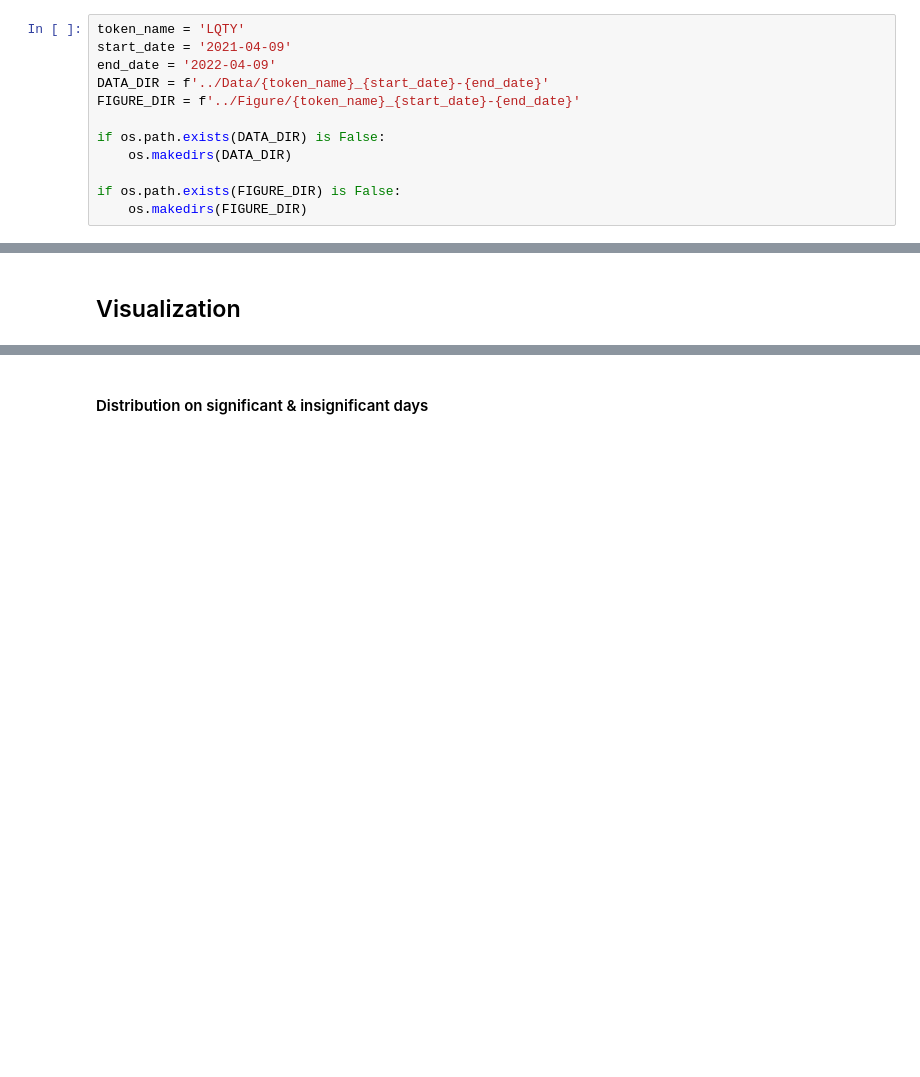
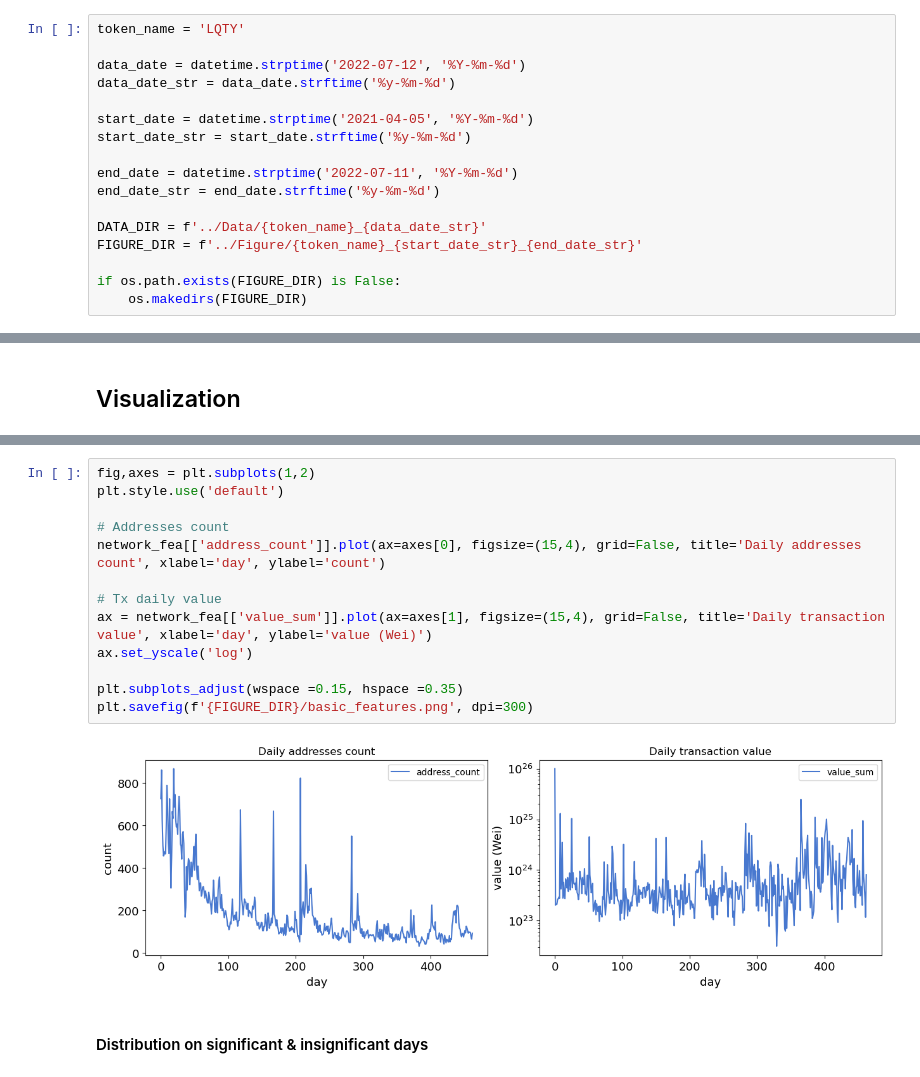
Before and after one commit to SciEcon/Blockchain-Network-Analysis, a Jupyter notebook: Main/02_Feature_Analysis.ipynb, the cells around one changed output, grey strips where cells are left out. Drawn from its saved outputs; the diff is of its cells as text; blank space fills up the shorter version.

```diff
--- a/Main/02_Feature_Analysis.ipynb
+++ b/Main/02_Feature_Analysis.ipynb
@@ -15,12 +26,17 @@ warnings.filterwarnings('ignore')
 # %%
 token_name = 'LQTY'
-start_date = '2021-04-09'
-end_date = '2022-04-09'
-DATA_DIR = f'../Data/{token_name}_{start_date}-{end_date}'
-FIGURE_DIR = f'../Figure/{token_name}_{start_date}-{end_date}'
 
-if os.path.exists(DATA_DIR) is False:
-    os.makedirs(DATA_DIR)
+data_date = datetime.strptime('2022-07-12', '%Y-%m-%d')
+data_date_str = data_date.strftime('%y-%m-%d')
+
+start_date = datetime.strptime('2021-04-05', '%Y-%m-%d')
+start_date_str = start_date.strftime('%y-%m-%d')
+
+end_date = datetime.strptime('2022-07-11', '%Y-%m-%d')
+end_date_str = end_date.strftime('%y-%m-%d')
+
+DATA_DIR = f'../Data/{token_name}_{data_date_str}'
+FIGURE_DIR = f'../Figure/{token_name}_{start_date_str}_{end_date_str}'
 
 if os.path.exists(FIGURE_DIR) is False:
     os.makedirs(FIGURE_DIR)
@@ -34,3 +93,18 @@ core_days_cnt = pd.read_csv(f'{DATA_DIR}/core_days_cnt.csv')
+# %%
+fig,axes = plt.subplots(1,2)
+plt.style.use('default')
+
+# Addresses count
+network_fea[['address_count']].plot(ax=axes[0], figsize=(15,4), grid=False, title='Daily addresses count', xlabel='day', ylabel='count')
+
+# Tx daily value
+ax = network_fea[['value_sum']].plot(ax=axes[1], figsize=(15,4), grid=False, title='Daily transaction value', xlabel='day', ylabel='value (Wei)')
+ax.set_yscale('log')
+
+plt.subplots_adjust(wspace =0.15, hspace =0.35)
+plt.savefig(f'{FIGURE_DIR}/basic_features.png', dpi=300)
+# %% [output]
+[figure, added]
 # %% [markdown]
 #### Distribution on significant & insignificant days
 # %%
```
Also changed, not shown: parts of 16 cells of this notebook, 13 other files.
